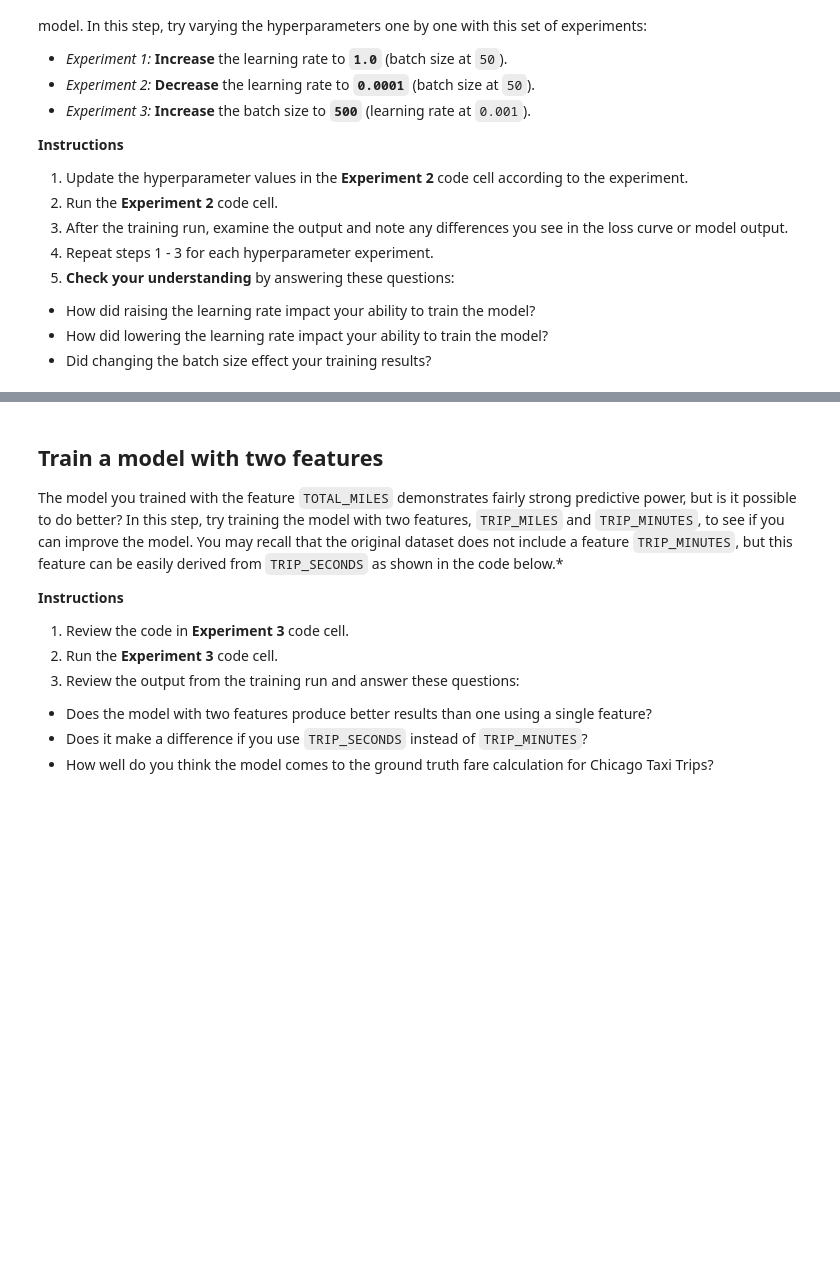
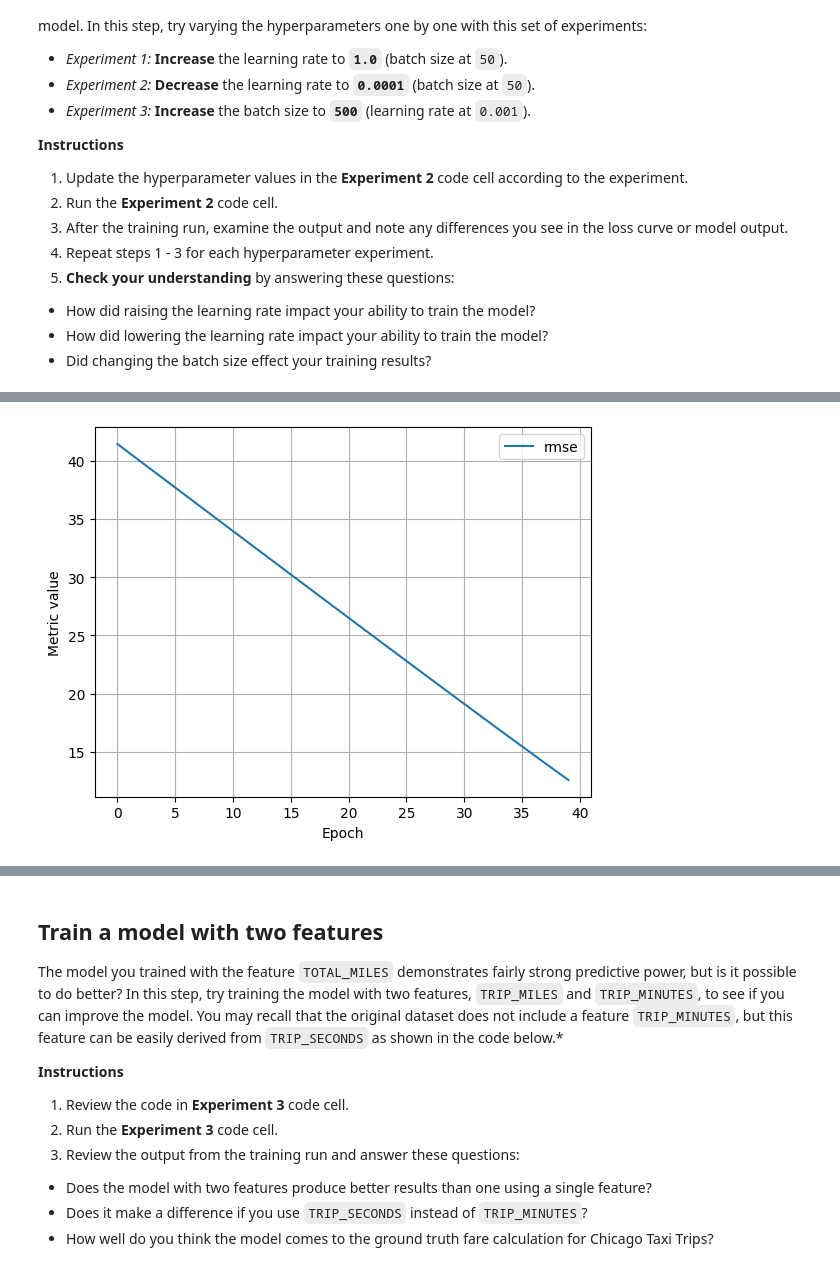
Before and after one commit to lenguyenthuha/colab_log, a Jupyter notebook: ml/cc/exercises/linear_regression_taxi.ipynb, the cells around one changed output, grey strips where cells are left out. Drawn from its saved outputs; the diff is of its cells as text; code cells hidden in the pictures; blank space fills up the shorter version.

```diff
--- a/ml/cc/exercises/linear_regression_taxi.ipynb
+++ b/ml/cc/exercises/linear_regression_taxi.ipynb
@@ -372,8 +458,8 @@ It is common with machine learning to run multiple experiments to find the best
 # TODO - Adjust these hyperparameters to see how they impact a training run.
 settings_2 = ml_edu.experiment.ExperimentSettings(
     learning_rate = 0.001,
-    number_epochs = 20,
-    batch_size = 50,
+    number_epochs = 40,
+    batch_size = 500,
     input_features = ['TRIP_MILES']
 )
 
@@ -385,3 +471,4 @@ experiment_2 = train_model('one_feature_hyper', model_2, training_df, 'FARE', se
 
 ml_edu.results.plot_experiment_metrics(experiment_2, ['rmse'])
 ml_edu.results.plot_model_predictions(experiment_2, training_df, 'FARE')
+# %% [output]
@@ -388,3 +493,4 @@ ml_edu.results.plot_model_predictions(experiment_2, training_df, 'FARE')
+[figure, added]
 # %%
 #@title Double-click to view answers for hyperparameter experiments
 
```
Also changed, not shown: parts of 16 cells of this notebook.
